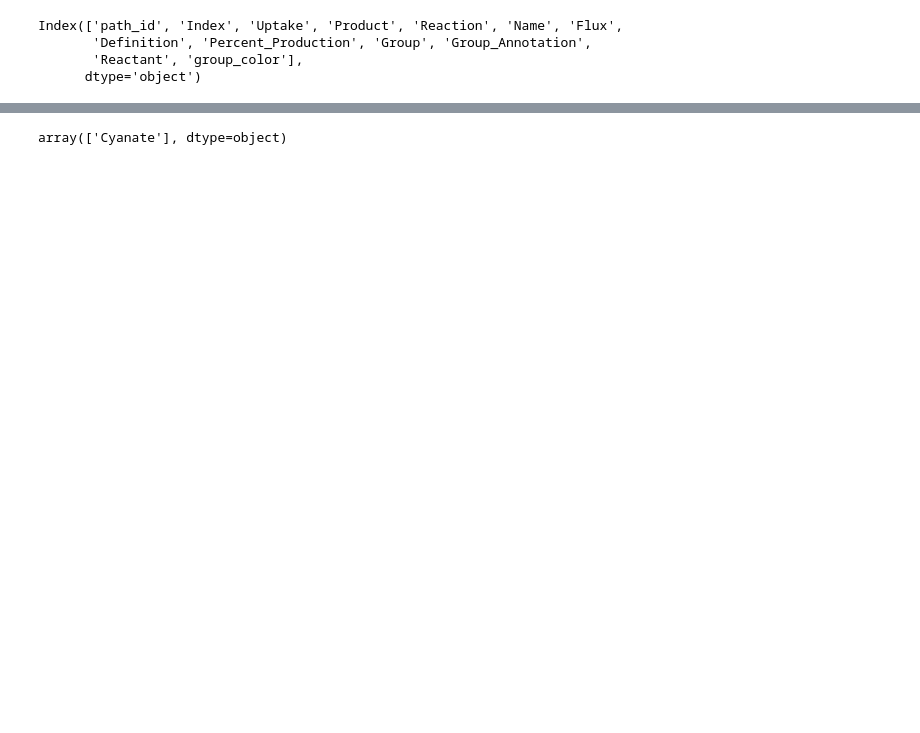
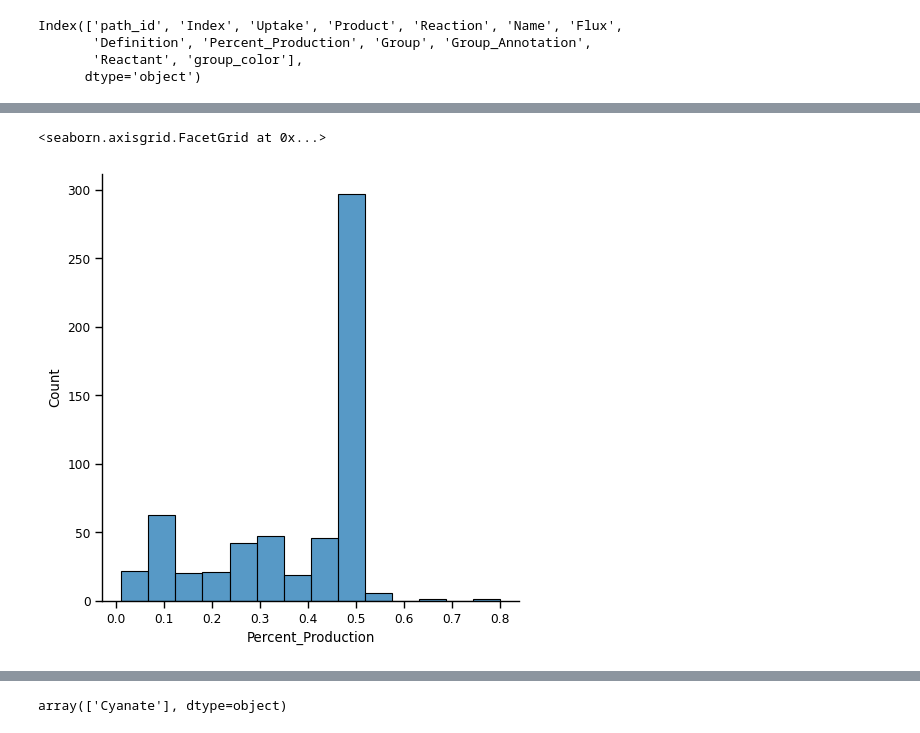
Before and after one commit to wosnat/Prochlorococcus_Model, a Jupyter notebook: N_Starvation/CC1A3_PRO_amino_acids.ipynb, the cells around one changed output, grey strips where cells are left out. Cells and saved outputs as stored; diff of their text form; code cells hidden in the pictures; blank space fills up the shorter version.

```diff
--- a/N_Starvation/CC1A3_PRO_amino_acids.ipynb
+++ b/N_Starvation/CC1A3_PRO_amino_acids.ipynb
@@ -733,5 +731,10 @@ pdf
 | glycine synthase | 0.000000 | 0.032535 | 0.280249 | 0.000000 | 0.000000 | 0.000000 | 0.000000 | 0.000000 | ... |
 | porphobilinogen:(4-[2-carboxyethy... | 0.000000 | 0.000000 | 0.000000 | 0.000000 | 0.000000 | 0.000000 | 0.000000 | 0.000000 | ... |
 | pyruvate:NAD+ 2-oxidoreductase | 0.000000 | 0.000000 | 0.000000 | 0.000000 | 0.000000 | 0.000000 | 0.000000 | 0.111681 | ... |
+# %%
+sns.displot(df_paths.Percent_Production)
+# %% [output]
+<seaborn.axisgrid.FacetGrid at 0x...>
+[figure, added]
 # %%
 #df_paths['weight'] = df_paths['Flux']
```
Also changed, not shown: parts of 27 cells of this notebook, 11 other files.
